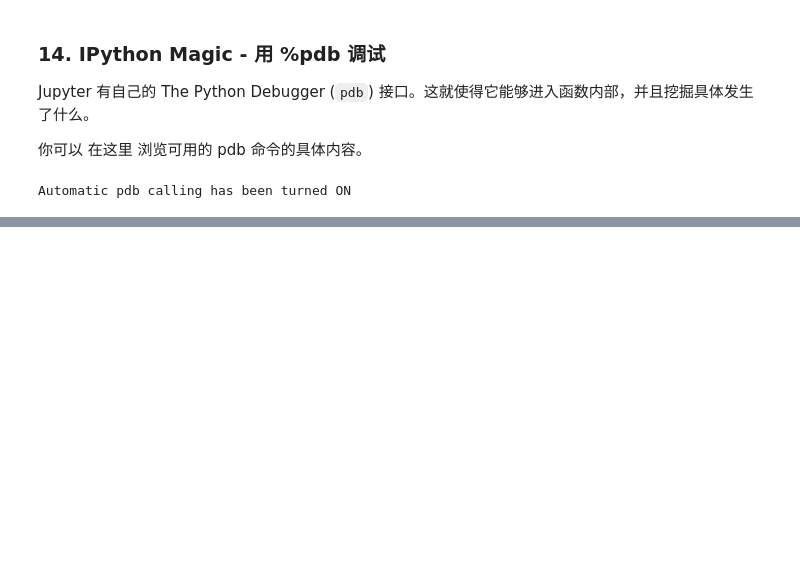
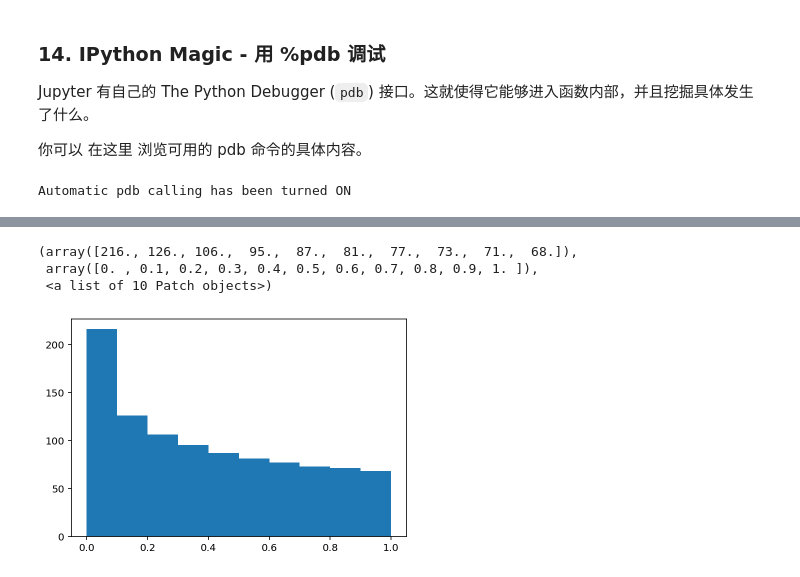
Before and after one commit to nortonlyr/python_practices, a Jupyter notebook: JupyterNotebookSkillsets/Jupyter_Notebook_Skillsets.ipynb, the cells around one changed output, grey strips where cells are left out. Cells and saved outputs as stored; diff of their text form; code cells hidden in the pictures; blank space fills up the shorter version.

```diff
--- a/JupyterNotebookSkillsets/Jupyter_Notebook_Skillsets.ipynb
+++ b/JupyterNotebookSkillsets/Jupyter_Notebook_Skillsets.ipynb
@@ -233,0 +255,12 @@ Automatic pdb calling has been turned ON
+# %%
+%matplotlib inline
+from matplotlib import pyplot as plt
+import numpy
+x = numpy.linspace(0, 1, 1000)**1.5
+# %%
+plt.hist(x)
+# %% [output]
+(array([216., 126., 106.,  95.,  87.,  81.,  77.,  73.,  71.,  68.]),
+ array([0. , 0.1, 0.2, 0.3, 0.4, 0.5, 0.6, 0.7, 0.8, 0.9, 1. ]),
+ <a list of 10 Patch objects>)
+[figure, added]
```
Also changed, not shown: parts of 5 cells of this notebook.
